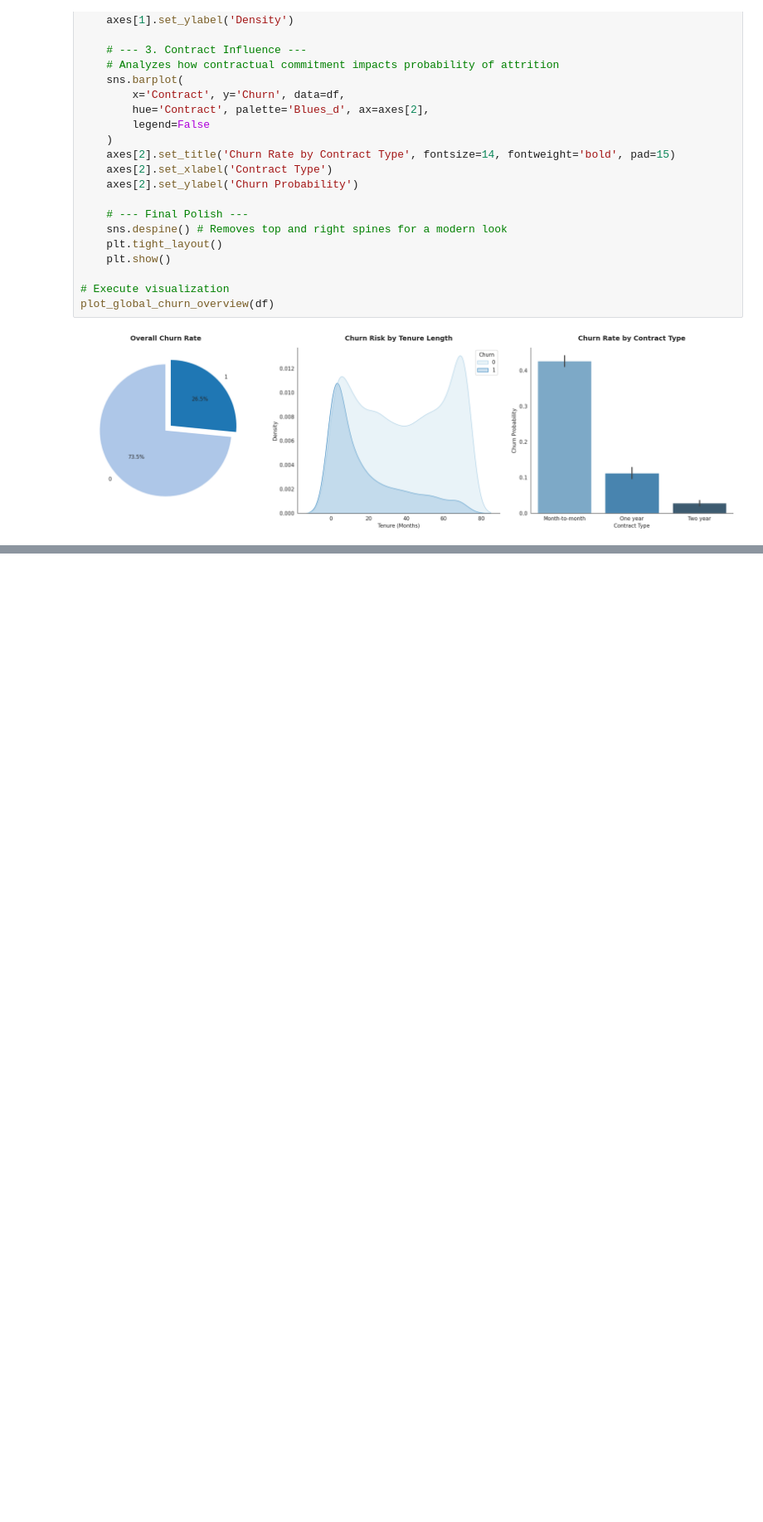
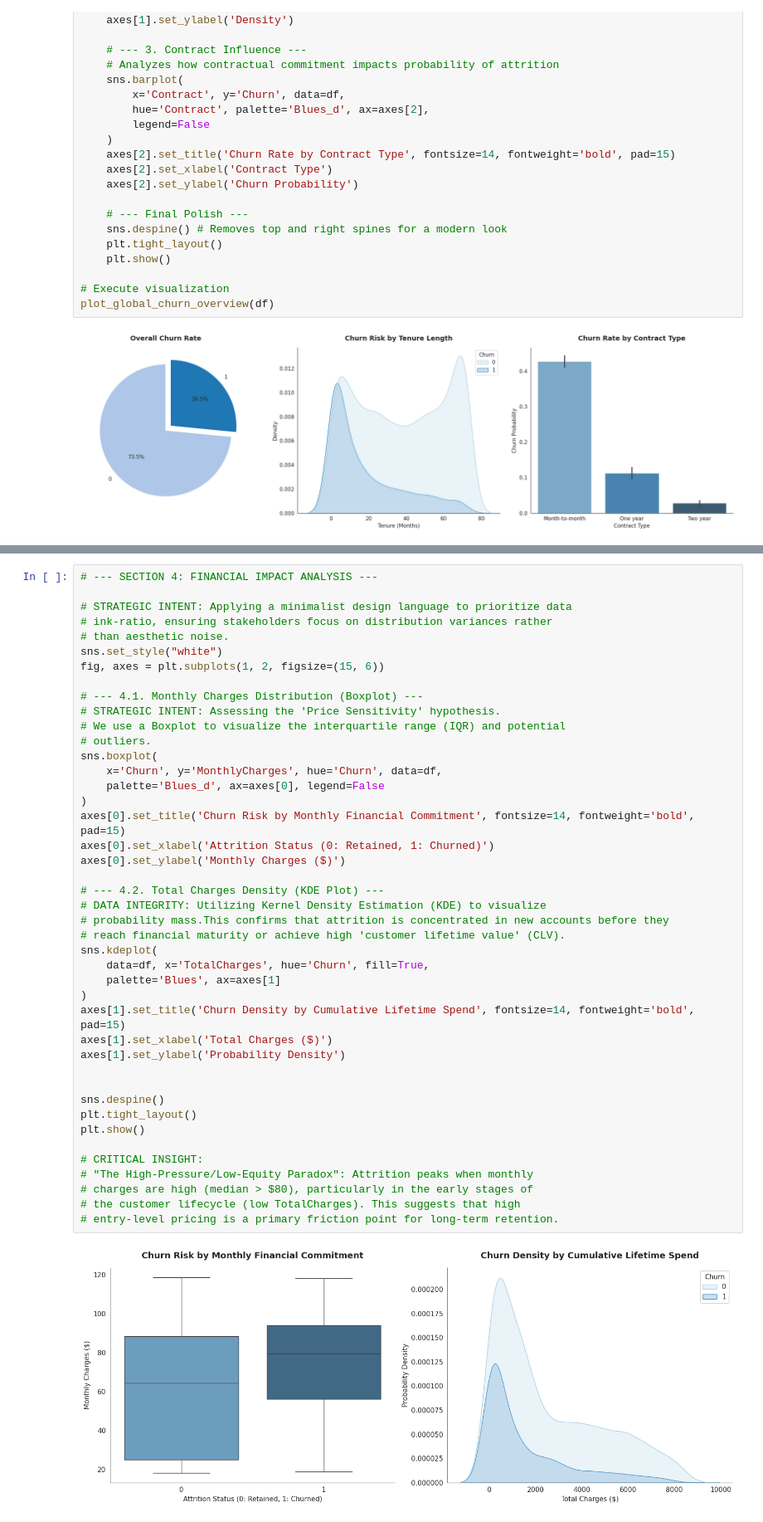
Before and after one commit to nevetsagetro/churn-telco--ds, a Jupyter notebook: notebooks/01_eda_and_cleaning.ipynb, the cells around one changed output, grey strips where cells are left out. Shown at 83% size. Cells and saved outputs as stored; diff of their text form; blank space fills up the shorter version.

```diff
--- a/notebooks/01_eda_and_cleaning.ipynb
+++ b/notebooks/01_eda_and_cleaning.ipynb
@@ -146,0 +215,45 @@ plot_global_churn_overview(df)
+# %%
+# --- SECTION 4: FINANCIAL IMPACT ANALYSIS ---
+
+# STRATEGIC INTENT: Applying a minimalist design language to prioritize data
+# ink-ratio, ensuring stakeholders focus on distribution variances rather
+# than aesthetic noise.
+sns.set_style("white")
+fig, axes = plt.subplots(1, 2, figsize=(15, 6))
+
+# --- 4.1. Monthly Charges Distribution (Boxplot) ---
+# STRATEGIC INTENT: Assessing the 'Price Sensitivity' hypothesis.
+# We use a Boxplot to visualize the interquartile range (IQR) and potential
+# outliers.
+sns.boxplot(
+    x='Churn', y='MonthlyCharges', hue='Churn', data=df,
+    palette='Blues_d', ax=axes[0], legend=False
+)
+axes[0].set_title('Churn Risk by Monthly Financial Commitment', fontsize=14, fontweight='bold', pad=15)
+axes[0].set_xlabel('Attrition Status (0: Retained, 1: Churned)')
+axes[0].set_ylabel('Monthly Charges ($)')
+
+# --- 4.2. Total Charges Density (KDE Plot) ---
+# DATA INTEGRITY: Utilizing Kernel Density Estimation (KDE) to visualize
+# probability mass.This confirms that attrition is concentrated in new accounts before they
+# reach financial maturity or achieve high 'customer lifetime value' (CLV).
+sns.kdeplot(
+    data=df, x='TotalCharges', hue='Churn', fill=True,
+    palette='Blues', ax=axes[1]
+)
+axes[1].set_title('Churn Density by Cumulative Lifetime Spend', fontsize=14, fontweight='bold', pad=15)
+axes[1].set_xlabel('Total Charges ($)')
+axes[1].set_ylabel('Probability Density')
+
+
+sns.despine()
+plt.tight_layout()
+plt.show()
+
+# CRITICAL INSIGHT:
+# "The High-Pressure/Low-Equity Paradox": Attrition peaks when monthly
+# charges are high (median > $80), particularly in the early stages of
+# the customer lifecycle (low TotalCharges). This suggests that high
+# entry-level pricing is a primary friction point for long-term retention.
+# %% [output]
+[figure, added]
```
Also changed, not shown: parts of 11 cells of this notebook.
